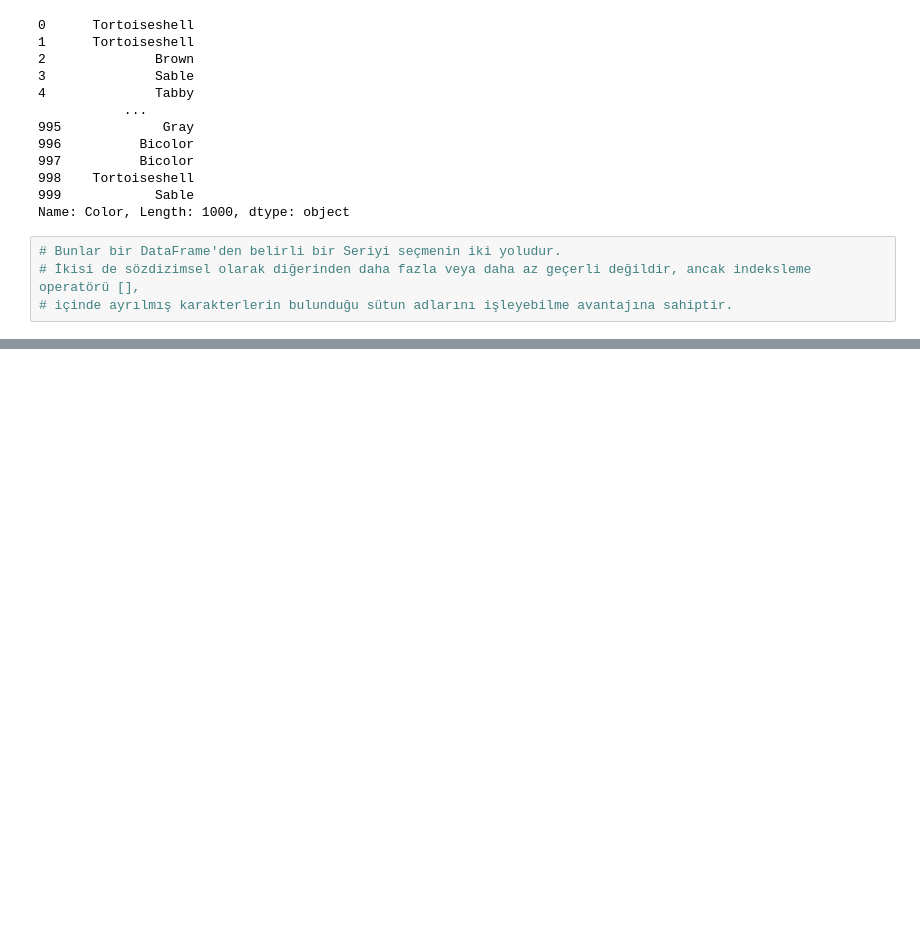
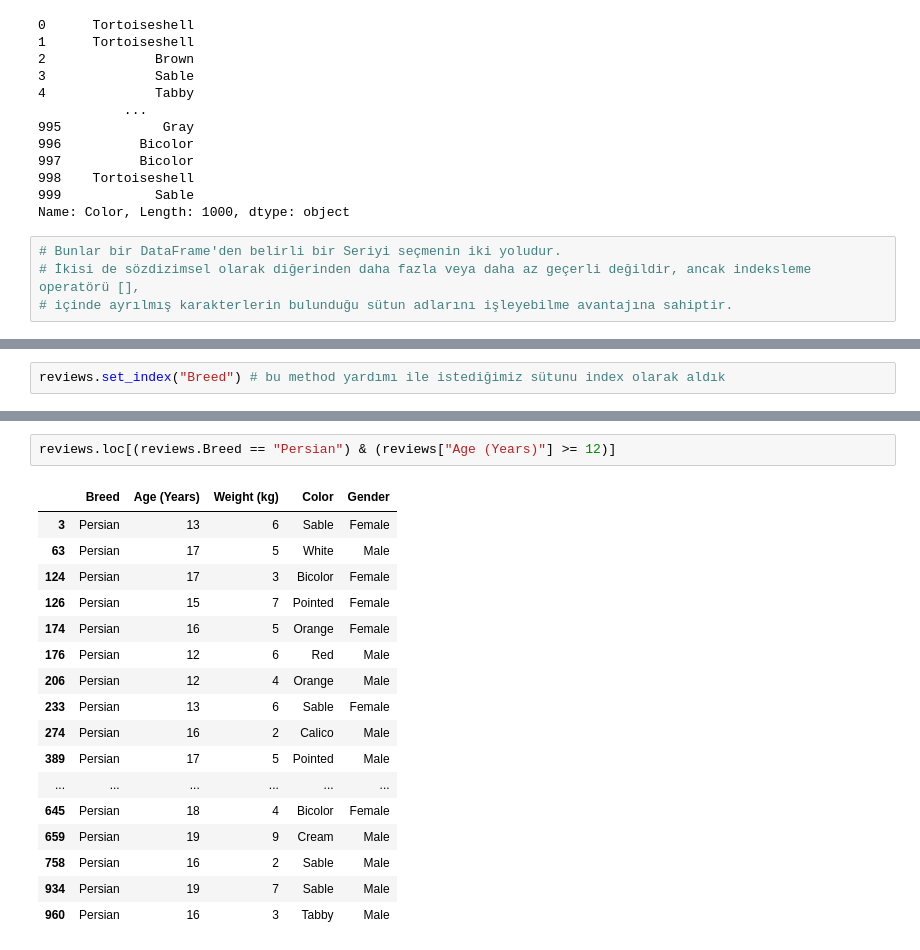
Before and after one commit to anonymo2239/Data-Science-and-Machine-Learning-Tutorial, a Jupyter notebook: Kaggle_Lectures_thebasis/2-indexing_selecting_assigning.ipynb, the cells around one changed output, grey strips where cells are left out. Drawn from its saved outputs; the diff is of its cells as text; blank space fills up the shorter version.

```diff
--- a/Kaggle_Lectures_thebasis/2-indexing_selecting_assigning.ipynb
+++ b/Kaggle_Lectures_thebasis/2-indexing_selecting_assigning.ipynb
@@ -64,0 +186,2 @@ reviews["Color"][0]
+# %%
+reviews.set_index("Breed") # bu method yardımı ile istediğimiz sütunu index olarak aldık
@@ -64,0 +219,20 @@ reviews["Color"][0]
+# %%
+reviews.loc[(reviews.Breed == "Persian") & (reviews["Age (Years)"] >= 12)]
+# %% [output]
+|  | Breed | Age (Years) | Weight (kg) | Color | Gender |
+| 3 | Persian | 13 | 6 | Sable | Female |
+| 63 | Persian | 17 | 5 | White | Male |
+| 124 | Persian | 17 | 3 | Bicolor | Female |
+| 126 | Persian | 15 | 7 | Pointed | Female |
+| 174 | Persian | 16 | 5 | Orange | Female |
+| 176 | Persian | 12 | 6 | Red | Male |
+| 206 | Persian | 12 | 4 | Orange | Male |
+| 233 | Persian | 13 | 6 | Sable | Female |
+| 274 | Persian | 16 | 2 | Calico | Male |
+| 389 | Persian | 17 | 5 | Pointed | Male |
+| ... | ... | ... | ... | ... | ... |
+| 645 | Persian | 18 | 4 | Bicolor | Female |
+| 659 | Persian | 19 | 9 | Cream | Male |
+| 758 | Persian | 16 | 2 | Sable | Male |
+| 934 | Persian | 19 | 7 | Sable | Male |
+| 960 | Persian | 16 | 3 | Tabby | Male |
```
Also changed, not shown: parts of 25 cells of this notebook.
